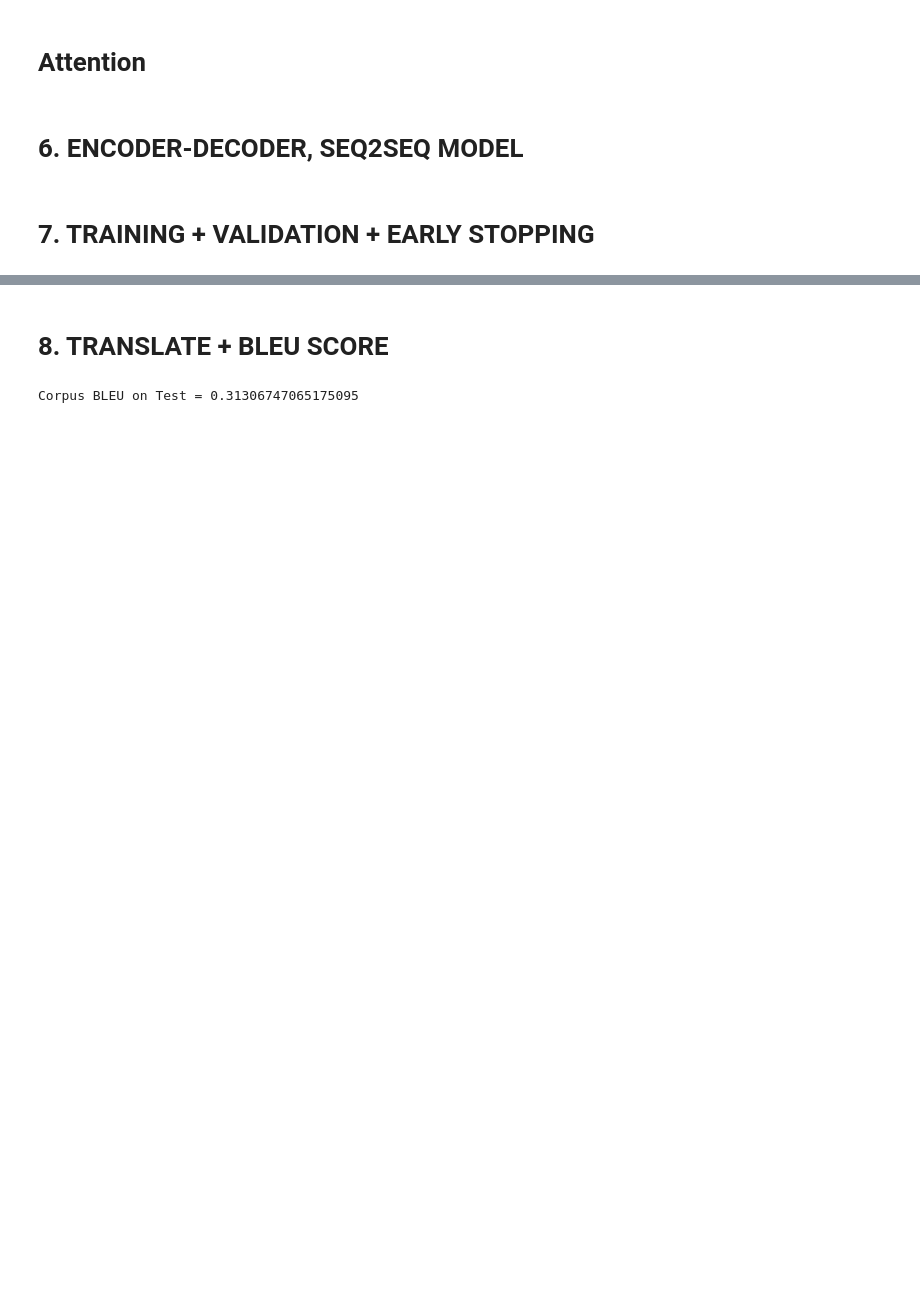
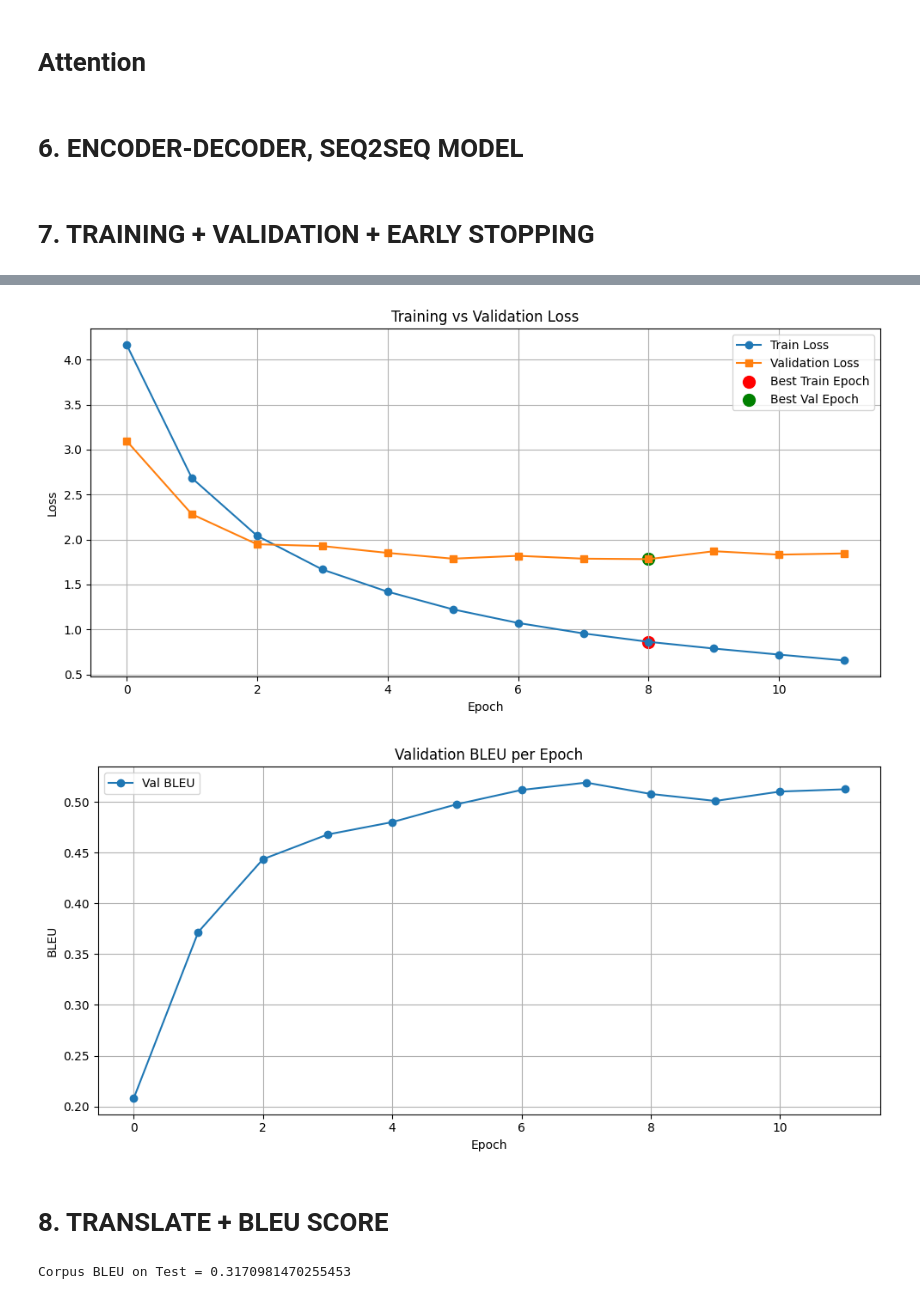
Before and after one commit to doduyquy/NLP_Machine-Translation-LSTM, a Jupyter notebook: nlp-machinetranslation-en-fr-Luong_Attention+Beam.ipynb, the cells around one changed output, grey strips where cells are left out. Cells and saved outputs as stored; diff of their text form; code cells hidden in the pictures; blank space fills up the shorter version.

Commit message:
Thêm biểu đồ val_blue

```diff
--- a/nlp-machinetranslation-en-fr-Luong_Attention+Beam.ipynb
+++ b/nlp-machinetranslation-en-fr-Luong_Attention+Beam.ipynb
@@ -716,3 +731,38 @@ plt.show()
+# %%
+plt.figure(figsize=(10, 5))
+
+# Plot both curves on the same chart
+plt.plot(train_loss_arr, marker='o', label="Train Loss")
+plt.plot(val_loss_arr, marker='s', label="Validation Loss")
+
+# Mark best epoch for both
+plt.scatter(best_epoch, train_loss_arr[best_epoch], color='red', s=100,
+            label="Best Train Epoch")
+plt.scatter(best_epoch, val_loss_arr[best_epoch], color='green', s=100,
+            label="Best Val Epoch")
+
+plt.title("Training vs Validation Loss")
+plt.xlabel("Epoch")
+plt.ylabel("Loss")
+plt.grid(True)
+plt.legend()
+
+plt.tight_layout()
+plt.show()
+
+# --- BLEU score plot (validation BLEU per epoch) ---
+plt.figure(figsize=(10,5))
+plt.plot(val_bleu_arr, marker='o', color='tab:blue', label='Val BLEU')
+plt.title('Validation BLEU per Epoch')
+plt.xlabel('Epoch')
+plt.ylabel('BLEU')
+plt.grid(True)
+plt.legend()
+plt.tight_layout()
+plt.show()
+# %% [output]
+[figure, added]
+[figure, added]
 # %% [markdown]
 # 8. TRANSLATE + BLEU SCORE
 # %%
@@ -871,10 +921,10 @@ def evaluate_bleu():
     return score
 
 
-model.load_state_dict(torch.load("best_model313.pth"))
+model.load_state_dict(torch.load("best_model.pth"))
 bleu = evaluate_bleu()
 print("Corpus BLEU on Test =", bleu)
 # %% [output]
-Corpus BLEU on Test = 0.31306747065175095
+Corpus BLEU on Test = 0.3170981470255453
 # %%
 # Số câu muốn thử
```
Also changed, not shown: parts of 8 cells of this notebook, 5 other files.
